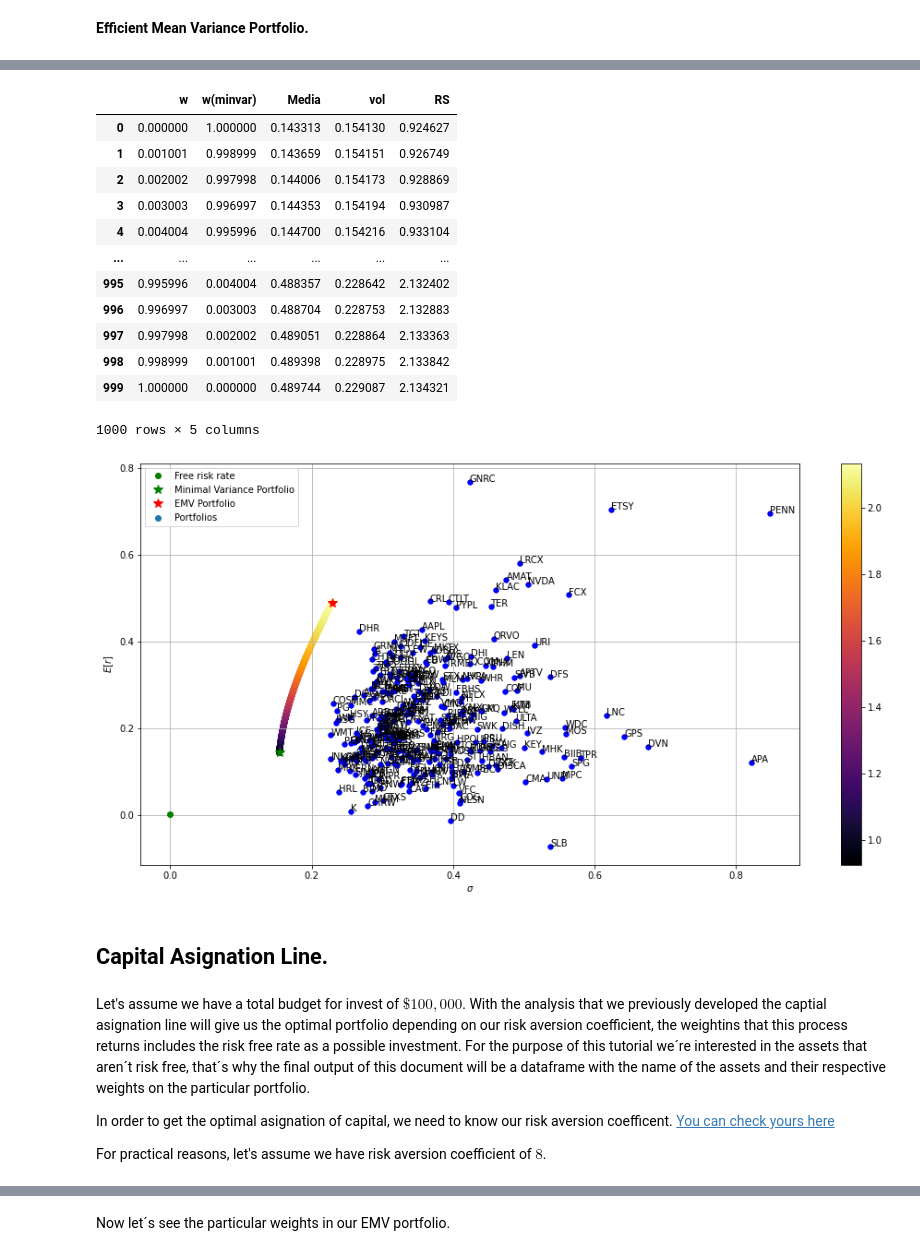
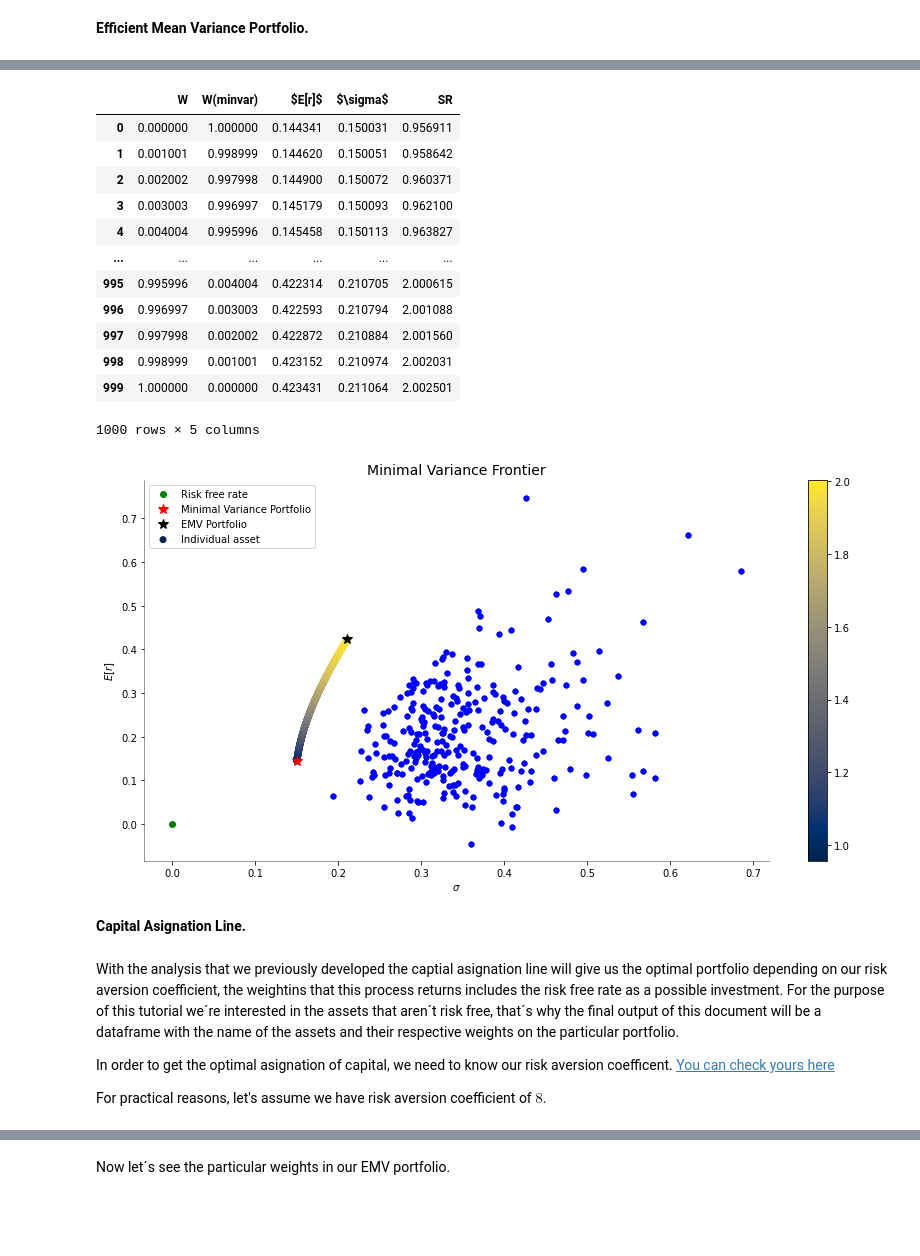
Before and after one commit to bmanica/Factset_Learning_PA, a Jupyter notebook: Optimal_portfolio_selection.ipynb, the cells around one changed output, grey strips where cells are left out. Cells and saved outputs as stored; diff of their text form; code cells hidden in the pictures; blank space fills up the shorter version.

Commit message:
Final portfolio

```diff
--- a/Optimal_portfolio_selection.ipynb
+++ b/Optimal_portfolio_selection.ipynb
@@ -247,7 +288,7 @@ For the purpose of this portfolio analysis, let's take the one year rate (we use
 [U.S Government Yields](https://my.apps.factset.com/navigator/markets/government-yields)
 # %%
 ### Risk free rate.
-rf = 0.08/100
+rf = 0.0775/100
 # %%
 ### From the mean variance dataframe called annual.
 # We create a matrix which the main diagonal is going to be the std. deviation of the assets.
@@ -271,11 +312,11 @@ def var(w,Sigma):
 
     return w.T.dot(Sigma).dot(w)
 # %%
-### Initial values.
+### Initial values. Let's start from 1%.
 w0 = np.ones(len(Eind))/len(Eind)
 
-### Variables limits.
-bnd = ((0,None),)*len(Eind)
+### Variables limits. Let's define a maximum of 17% weight
+bnd = ((0,0.17),)*len(Eind)
 
 ### Restrictions.
 cons = ({'type':'eq','fun': lambda w: np.sum(w)-1},)
@@ -377,62 +400,61 @@ The correlation between portfolios: 76.57011068538108%
 # %%
-### Portfolios dataframe:
-# 1. Index: i
-# 2. Columns 1-2: w, 1-w
-# 3. Columns 3-4: E[r], sigma
-# 4. Columms 5: Sharpe ratio
-
-### Vector of weights.
+### Portfolios dataframe.
+# Vector of weights.
 wp = np.linspace(0,1,1000)
 
-fron_min_var = pd.DataFrame({'w':wp,'w(minvar)':1-wp,'Media':E_EMV*wp+(1-wp)*E_minvar,
-                             'vol':(((wp*S_EMV)**2+(1-wp)**2*s_minvar**2+2*wp*(1-wp)*cov_EMV_minvar)**0.5),
-                             'RS':((E_EMV*wp+(1-wp)*E_minvar)-rf)/((((wp*S_EMV)**2+(1-wp)**2*s_minvar**2+2*wp*(1-wp)*cov_EMV_minvar)**0.5))})
+fron_min_var = pd.DataFrame({'W':wp,'W(minvar)':1-wp,'$E[r]$':E_EMV*wp+(1-wp)*E_minvar,
+                             '$\sigma$':(((wp*S_EMV)**2+(1-wp)**2*s_minvar**2+2*wp*(1-wp)*cov_EMV_minvar)**0.5),
+                             'SR':((E_EMV*wp+(1-wp)*E_minvar)-rf)/((((wp*S_EMV)**2+(1-wp)**2*s_minvar**2+2*wp*(1-wp)*cov_EMV_minvar)**0.5))})
 fron_min_var
 # %% [output]
-|  | w | w(minvar) | Media | vol | RS |
-| 0 | 0.000000 | 1.000000 | 0.143313 | 0.154130 | 0.924627 |
-| 1 | 0.001001 | 0.998999 | 0.143659 | 0.154151 | 0.926749 |
-| 2 | 0.002002 | 0.997998 | 0.144006 | 0.154173 | 0.928869 |
-| 3 | 0.003003 | 0.996997 | 0.144353 | 0.154194 | 0.930987 |
-| 4 | 0.004004 | 0.995996 | 0.144700 | 0.154216 | 0.933104 |
+|  | W | W(minvar) | $E[r]$ | $\sigma$ | SR |
+| 0 | 0.000000 | 1.000000 | 0.144341 | 0.150031 | 0.956911 |
+| 1 | 0.001001 | 0.998999 | 0.144620 | 0.150051 | 0.958642 |
+| 2 | 0.002002 | 0.997998 | 0.144900 | 0.150072 | 0.960371 |
+| 3 | 0.003003 | 0.996997 | 0.145179 | 0.150093 | 0.962100 |
+| 4 | 0.004004 | 0.995996 | 0.145458 | 0.150113 | 0.963827 |
 | ... | ... | ... | ... | ... | ... |
-| 995 | 0.995996 | 0.004004 | 0.488357 | 0.228642 | 2.132402 |
-| 996 | 0.996997 | 0.003003 | 0.488704 | 0.228753 | 2.132883 |
-| 997 | 0.997998 | 0.002002 | 0.489051 | 0.228864 | 2.133363 |
-| 998 | 0.998999 | 0.001001 | 0.489398 | 0.228975 | 2.133842 |
-| 999 | 1.000000 | 0.000000 | 0.489744 | 0.229087 | 2.134321 |
+| 995 | 0.995996 | 0.004004 | 0.422314 | 0.210705 | 2.000615 |
+| 996 | 0.996997 | 0.003003 | 0.422593 | 0.210794 | 2.001088 |
+| 997 | 0.997998 | 0.002002 | 0.422872 | 0.210884 | 2.001560 |
+| 998 | 0.998999 | 0.001001 | 0.423152 | 0.210974 | 2.002031 |
+| 999 | 1.000000 | 0.000000 | 0.423431 | 0.211064 | 2.002501 |
 1000 rows × 5 columns
 # %%
 ### Plotting the portfolios.
-plt.figure(figsize=(16,8))
+plt.figure(figsize=(14,7))
 plt.xlabel('$\sigma$')
 plt.ylabel('$E[r]$')
 
 # Free risk rate.
-plt.plot(0,rf,'og',label='Free risk rate')
+plt.plot(0,rf,'og',label='Risk free rate')
 
 # Minvar portfolio.
-plt.plot(s_minvar,E_minvar,'*g',ms=10, label='Minimal Variance Portfolio')
+plt.plot(s_minvar,E_minvar,'*r',ms=10, label='Minimal Variance Portfolio')
 
 # EMV portfolio.
-plt.plot(S_EMV,E_EMV,'*r',ms=10, label='EMV Portfolio')
+plt.plot(S_EMV,E_EMV,'*k',ms=10, label='EMV Portfolio')
 
 # Assets.
 for i in range(len(annual)):
     plt.plot(annual.loc['$\sigma$'],annual.loc['$E[r]$'],'ob',ms=5)
-for i in range(0,len(Eind)):
-    plt.text(annual.iloc[1,i],annual.iloc[0,i],annual.columns[i])
 
-plt.scatter(fron_min_var['vol'],fron_min_var['Media'],c=fron_min_var['RS'],cmap='inferno',label='Portfolios')
+plt.scatter(fron_min_var['$\sigma$'],fron_min_var['$E[r]$'],c=fron_min_var['SR'],cmap='cividis',label='Individual asset')
 plt.colorbar()
-plt.grid()
-plt.legend(loc='best');
+plt.legend(loc='best')
+plt.title('Minimal Variance Frontier', fontsize=14)
+
+### Matplotlib settings.
+plt.gca().spines["top"].set_alpha(0.0)
+plt.gca().spines["bottom"].set_alpha(0.5)
+plt.gca().spines["right"].set_alpha(0.0)
+plt.gca().spines["left"].set_alpha(0.5);
 # %% [output]
-[figure, old version]
+[figure, new version]
 # %% [markdown]
-## Capital Asignation Line.
+**Capital Asignation Line.**
 # %% [markdown]
-Let's assume we have a total budget for invest of $\$100,000$. With the analysis that we previously developed the captial asignation line will give us the optimal portfolio depending on our risk aversion coefficient, the weightins that this process returns includes the risk free rate as a possible investment. For the purpose of this tutorial we´re interested in the assets that aren´t risk free, that´s why the final output of this document will be a dataframe with the name of the assets and their respective weights on the particular portfolio.
+With the analysis that we previously developed the captial asignation line will give us the optimal portfolio depending on our risk aversion coefficient, the weightins that this process returns includes the risk free rate as a possible investment. For the purpose of this tutorial we´re interested in the assets that aren´t risk free, that´s why the final output of this document will be a dataframe with the name of the assets and their respective weights on the particular portfolio.
 
 In order to get the optimal asignation of capital, we need to know our risk aversion coefficent. [You can check yours here](https://www.wsj.com/articles/check-your-tolerance-for-investment-risk-now-before-markets-sag-1405619939)
 
```
Also changed, not shown: parts of 35 cells of this notebook, 3 other files.
